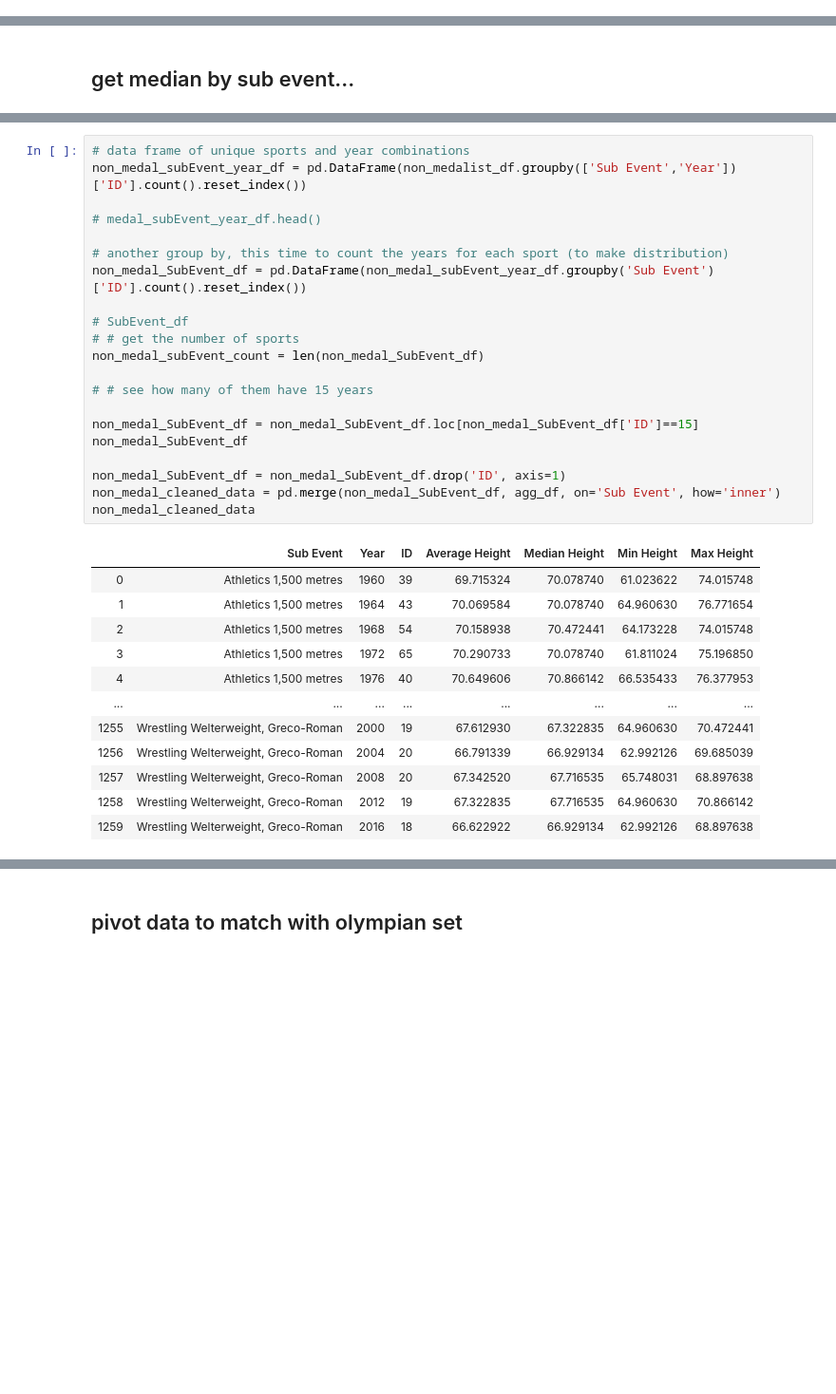
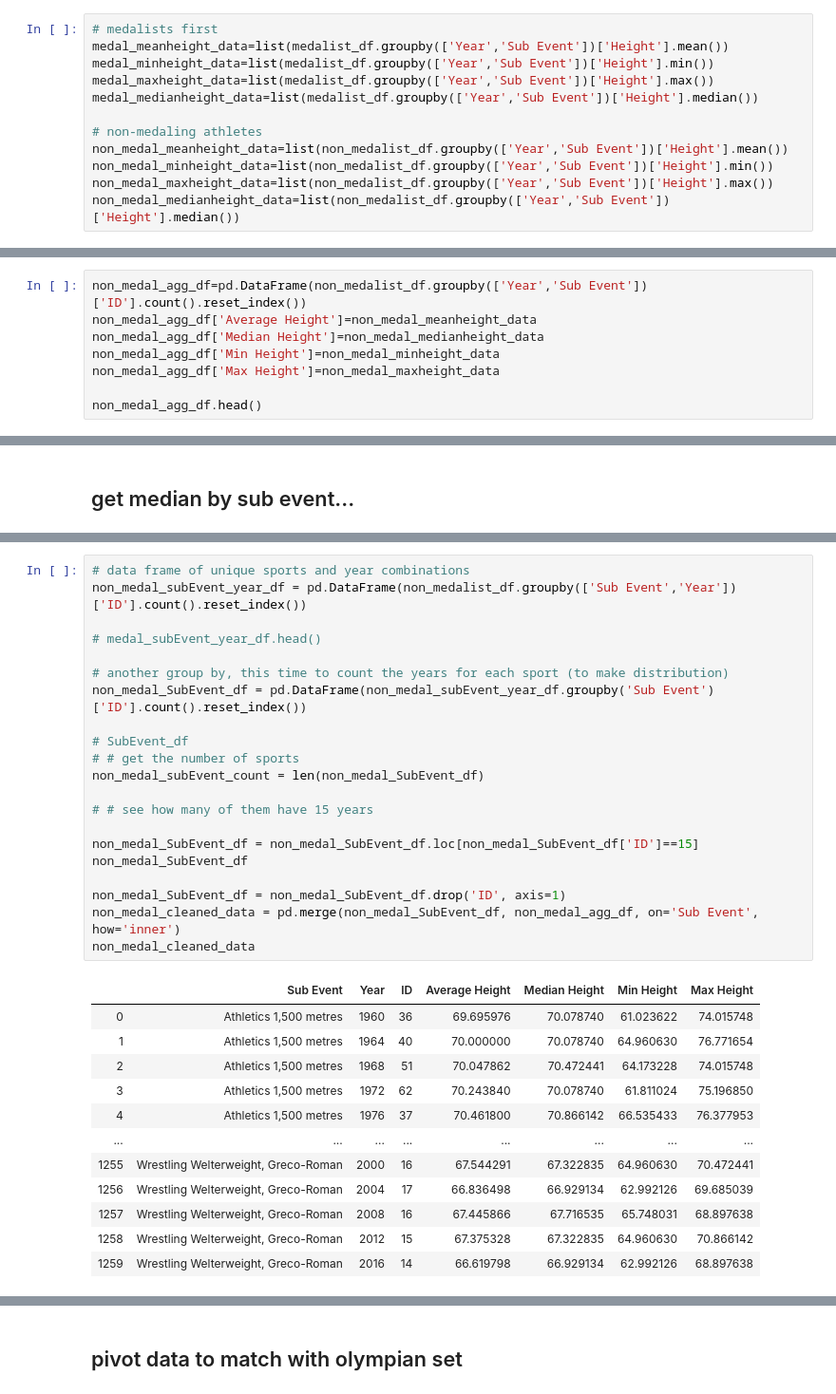
Before and after one commit to dowripple/ProjectOneRepo_JeremyKasieMichael, a Jupyter notebook: notebooks/olympicHeights.ipynb, the cells around one changed output, grey strips where cells are left out. Shown: that part at 95% size. Saved outputs shown, nothing was run; the diff lists cells and outputs as text; blank space fills up the shorter version.

```diff
--- a/notebooks/olympicHeights.ipynb
+++ b/notebooks/olympicHeights.ipynb
@@ -711,0 +708,12 @@ len(non_medalist_df)
+# %%
+# medalists first
+medal_meanheight_data=list(medalist_df.groupby(['Year','Sub Event'])['Height'].mean())
+medal_minheight_data=list(medalist_df.groupby(['Year','Sub Event'])['Height'].min())
+medal_maxheight_data=list(medalist_df.groupby(['Year','Sub Event'])['Height'].max())
+medal_medianheight_data=list(medalist_df.groupby(['Year','Sub Event'])['Height'].median())
+
+# non-medaling athletes
+non_medal_meanheight_data=list(non_medalist_df.groupby(['Year','Sub Event'])['Height'].mean())
+non_medal_minheight_data=list(non_medalist_df.groupby(['Year','Sub Event'])['Height'].min())
+non_medal_maxheight_data=list(non_medalist_df.groupby(['Year','Sub Event'])['Height'].max())
+non_medal_medianheight_data=list(non_medalist_df.groupby(['Year','Sub Event'])['Height'].median())
@@ -711,0 +740,8 @@ len(non_medalist_df)
+# %%
+non_medal_agg_df=pd.DataFrame(non_medalist_df.groupby(['Year','Sub Event'])['ID'].count().reset_index())
+non_medal_agg_df['Average Height']=non_medal_meanheight_data
+non_medal_agg_df['Median Height']=non_medal_medianheight_data
+non_medal_agg_df['Min Height']=non_medal_minheight_data
+non_medal_agg_df['Max Height']=non_medal_maxheight_data
+
+non_medal_agg_df.head()
@@ -741,37 +784,37 @@ Medalist count at 169
 # %%
 # data frame of unique sports and year combinations
 non_medal_subEvent_year_df = pd.DataFrame(non_medalist_df.groupby(['Sub Event','Year'])['ID'].count().reset_index())
 
 # medal_subEvent_year_df.head()
 
 # another group by, this time to count the years for each sport (to make distribution)
 non_medal_SubEvent_df = pd.DataFrame(non_medal_subEvent_year_df.groupby('Sub Event')['ID'].count().reset_index())
 
 # SubEvent_df
 # # get the number of sports
 non_medal_subEvent_count = len(non_medal_SubEvent_df)
 
 # # see how many of them have 15 years
 
 non_medal_SubEvent_df = non_medal_SubEvent_df.loc[non_medal_SubEvent_df['ID']==15]
 non_medal_SubEvent_df
 
 non_medal_SubEvent_df = non_medal_SubEvent_df.drop('ID', axis=1)
-non_medal_cleaned_data = pd.merge(non_medal_SubEvent_df, agg_df, on='Sub Event', how='inner')
+non_medal_cleaned_data = pd.merge(non_medal_SubEvent_df, non_medal_agg_df, on='Sub Event', how='inner')
 non_medal_cleaned_data
 # %% [output]
 |  | Sub Event | Year | ID | Average Height | Median Height | Min Height | Max Height |
-| 0 | Athletics 1,500 metres | 1960 | 39 | 69.715324 | 70.078740 | 61.023622 | 74.015748 |
-| 1 | Athletics 1,500 metres | 1964 | 43 | 70.069584 | 70.078740 | 64.960630 | 76.771654 |
-| 2 | Athletics 1,500 metres | 1968 | 54 | 70.158938 | 70.472441 | 64.173228 | 74.015748 |
-| 3 | Athletics 1,500 metres | 1972 | 65 | 70.290733 | 70.078740 | 61.811024 | 75.196850 |
-| 4 | Athletics 1,500 metres | 1976 | 40 | 70.649606 | 70.866142 | 66.535433 | 76.377953 |
+| 0 | Athletics 1,500 metres | 1960 | 36 | 69.695976 | 70.078740 | 61.023622 | 74.015748 |
+| 1 | Athletics 1,500 metres | 1964 | 40 | 70.000000 | 70.078740 | 64.960630 | 76.771654 |
+| 2 | Athletics 1,500 metres | 1968 | 51 | 70.047862 | 70.472441 | 64.173228 | 74.015748 |
+| 3 | Athletics 1,500 metres | 1972 | 62 | 70.243840 | 70.078740 | 61.811024 | 75.196850 |
+| 4 | Athletics 1,500 metres | 1976 | 37 | 70.461800 | 70.866142 | 66.535433 | 76.377953 |
 | ... | ... | ... | ... | ... | ... | ... | ... |
-| 1255 | Wrestling Welterweight, Greco-Roman | 2000 | 19 | 67.612930 | 67.322835 | 64.960630 | 70.472441 |
-| 1256 | Wrestling Welterweight, Greco-Roman | 2004 | 20 | 66.791339 | 66.929134 | 62.992126 | 69.685039 |
-| 1257 | Wrestling Welterweight, Greco-Roman | 2008 | 20 | 67.342520 | 67.716535 | 65.748031 | 68.897638 |
-| 1258 | Wrestling Welterweight, Greco-Roman | 2012 | 19 | 67.322835 | 67.716535 | 64.960630 | 70.866142 |
-| 1259 | Wrestling Welterweight, Greco-Roman | 2016 | 18 | 66.622922 | 66.929134 | 62.992126 | 68.897638 |
+| 1255 | Wrestling Welterweight, Greco-Roman | 2000 | 16 | 67.544291 | 67.322835 | 64.960630 | 70.472441 |
+| 1256 | Wrestling Welterweight, Greco-Roman | 2004 | 17 | 66.836498 | 66.929134 | 62.992126 | 69.685039 |
+| 1257 | Wrestling Welterweight, Greco-Roman | 2008 | 16 | 67.445866 | 67.716535 | 65.748031 | 68.897638 |
+| 1258 | Wrestling Welterweight, Greco-Roman | 2012 | 15 | 67.375328 | 67.322835 | 64.960630 | 70.866142 |
+| 1259 | Wrestling Welterweight, Greco-Roman | 2016 | 14 | 66.619798 | 66.929134 | 62.992126 | 68.897638 |
 1260 rows × 7 columns
 # %% [markdown]
 ## pivot data to match with olympian set
```
Also changed, not shown: parts of 15 cells of this notebook, 1 other file.
